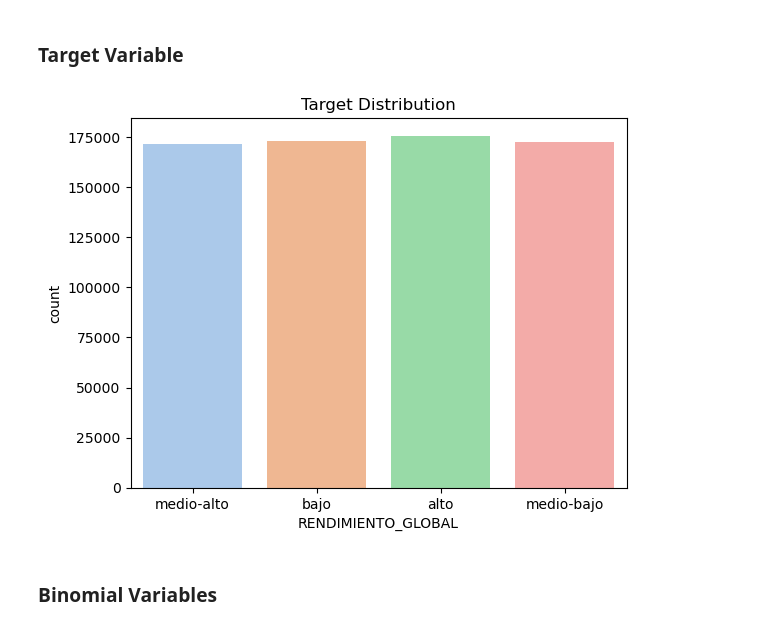
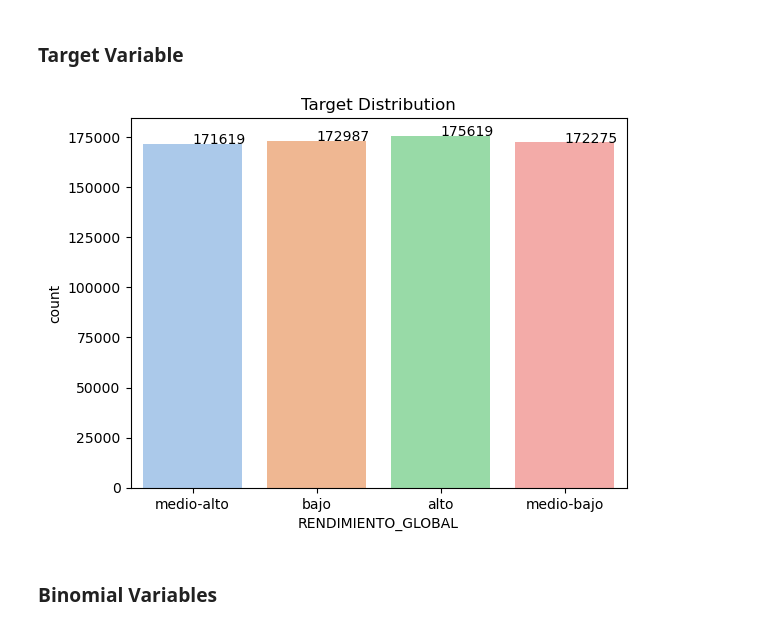
Before and after one commit to itsandregil/saber-pro-prediction, a Jupyter notebook: 01-exploracion.ipynb, the cells around one changed output. Cells and saved outputs as stored; diff of their text form; code cells hidden in the pictures.

```diff
--- a/01-exploracion.ipynb
+++ b/01-exploracion.ipynb
@@ -150,10 +159,18 @@ Name: count, dtype: int64
 # %%
 # Visualize target distribution
 ax = sns.countplot(x="RENDIMIENTO_GLOBAL", data=df, hue="RENDIMIENTO_GLOBAL")
+
+# Annotate how many value each column have
+for p in ax.patches:
+    ax.annotate(
+        format(p.get_height(), '.0f'),
+        (p.get_x() + p.get_width() / 2, p.get_height()),
+    )
+
 ax.set_title("Target Distribution")
 plt.show()
 # %% [output]
-[figure, old version]
+[figure, new version]
 # %% [markdown]
 ### Binomial Variables
 # %%
```
Also changed, not shown: parts of 5 cells of this notebook, 4 other files.
